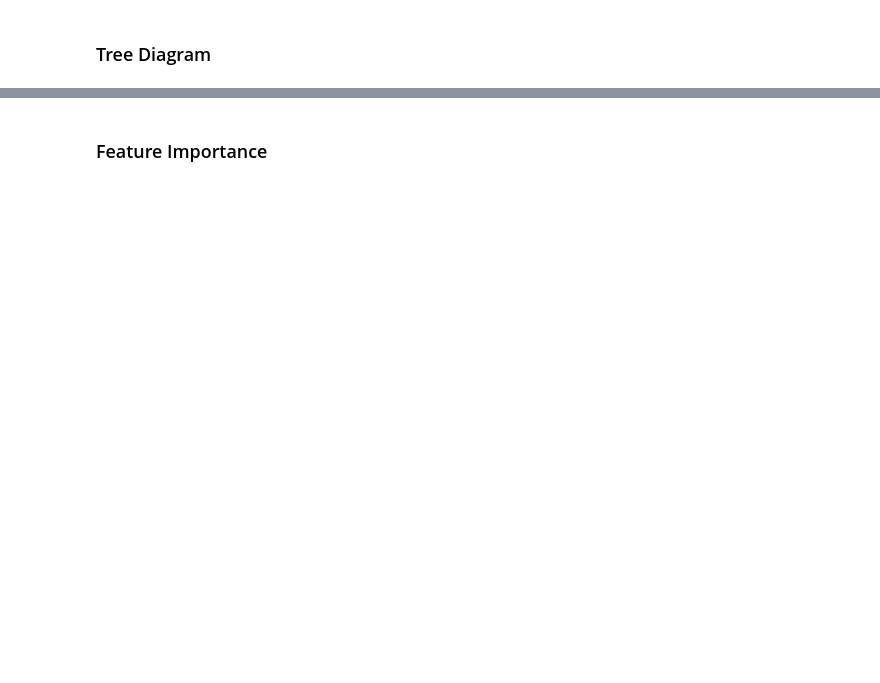
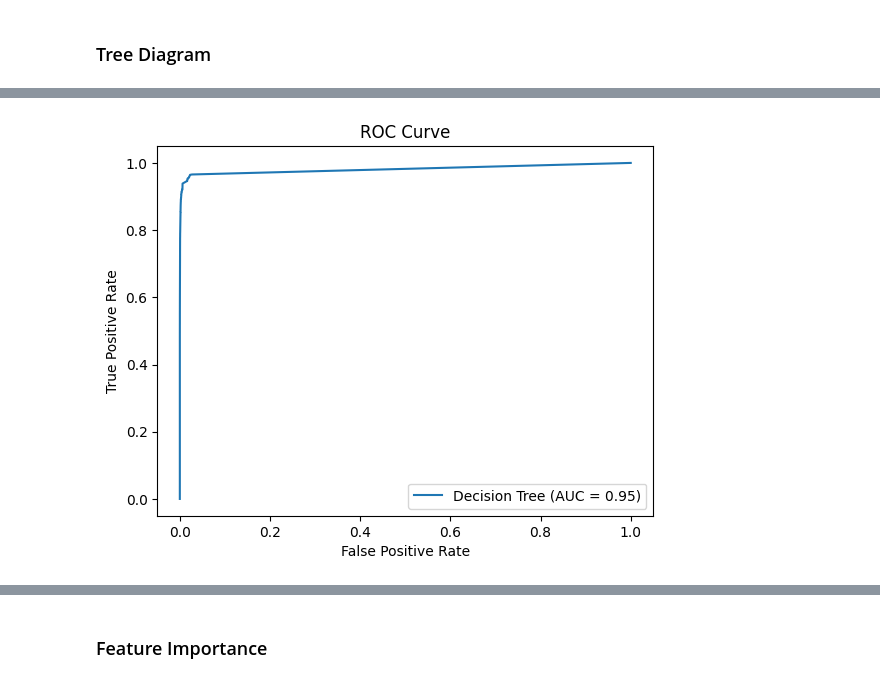
Before and after one commit to BaguetteJet/Fraud-Transaction-Detection, a Jupyter notebook: notebooks/desicision_tree_books/DecisonTree.ipynb, the cells around one changed output, grey strips where cells are left out. Saved outputs shown, nothing was run; the diff lists cells and outputs as text; code cells hidden in the pictures; blank space fills up the shorter version.

```diff
--- a/notebooks/desicision_tree_books/DecisonTree.ipynb
+++ b/notebooks/desicision_tree_books/DecisonTree.ipynb
@@ -24,9 +31,9 @@ random.seed(RANDOM_SEED)
 # %% [markdown]
 Read data
 # %%
-train_df = pd.read_csv('../../data/processed/supervised/train_data.csv')
-val_df = pd.read_csv('../../data/processed/supervised/val_data.csv')
-test_df = pd.read_csv('../../data/processed/supervised/test_data.csv')
+train_df = pd.read_csv(f'{DATASET_DIR}/train_data.csv')
+val_df = pd.read_csv(f'{DATASET_DIR}/val_data.csv')
+test_df = pd.read_csv(f'{DATASET_DIR}/test_data.csv')
 # %%
 X_train = train_df.drop('fraud', axis=1)
 y_train = train_df['fraud']
@@ -64,7 +72,8 @@ while len(results) < 15:
     perc = precision_score(y_val, y_pred, zero_division=0)
     rec = recall_score(y_val, y_pred, zero_division=0)
     f1 = f1_score(y_val, y_pred, zero_division=0)
-    auc = roc_auc_score(y_val, probs_val)
+
+    roc_auc = roc_auc_score(y_val, probs_val)
     pr_auc = average_precision_score(y_val, probs_val)
 
     results.append({
@@ -73,11 +82,11 @@ while len(results) < 15:
         "precision": perc,
         "recall": rec,
         "f1_score": f1,
-        "roc_auc": auc,
+        "roc_auc": roc_auc,
         "pr_auc": pr_auc
         })
 # %%
 results_df = pd.DataFrame(results)
-results_df = results_df.sort_values(by=["pr_auc"], ascending=[False])
+results_df = results_df.sort_values(by="pr_auc", ascending=False)
 
 results_df
@@ -83,0 +110,11 @@ results_df
+# %%
+best_results = results_df.iloc[0]
+best_params = best_results['params']
+
+print("Validation Hyperparameters:", best_params)
+print("Validation Accuracy:", best_results['accuracy'])
+print("Validation Precision:", best_results['precision'])
+print("Validation Recall:", best_results['recall'])
+print("Validation F1 Score:", best_results['f1_score'])
+print("Validation ROC AUC:", best_results['roc_auc'])
+print("Validation PR AUC:", best_results['pr_auc'])
@@ -163,11 +226,15 @@ plt.show()
 # %%
 fpr, tpr, _ = roc_curve(y_test, probs)
 
 plt.plot(fpr, tpr, label=f'Decision Tree (AUC = {auc:.2f})')
 plt.xlabel('False Positive Rate')
 plt.ylabel('True Positive Rate')
 plt.title('ROC Curve')
+plt.legend()
+plt.savefig(f'{IMAGE_DIR}/roc_curve_test.svg')
 plt.show()
+# %% [output]
+[figure, added]
 # %%
 precision, recall, _ = precision_recall_curve(y_test, probs)
 
```
Also changed, not shown: parts of 14 cells of this notebook, 20 other files.
